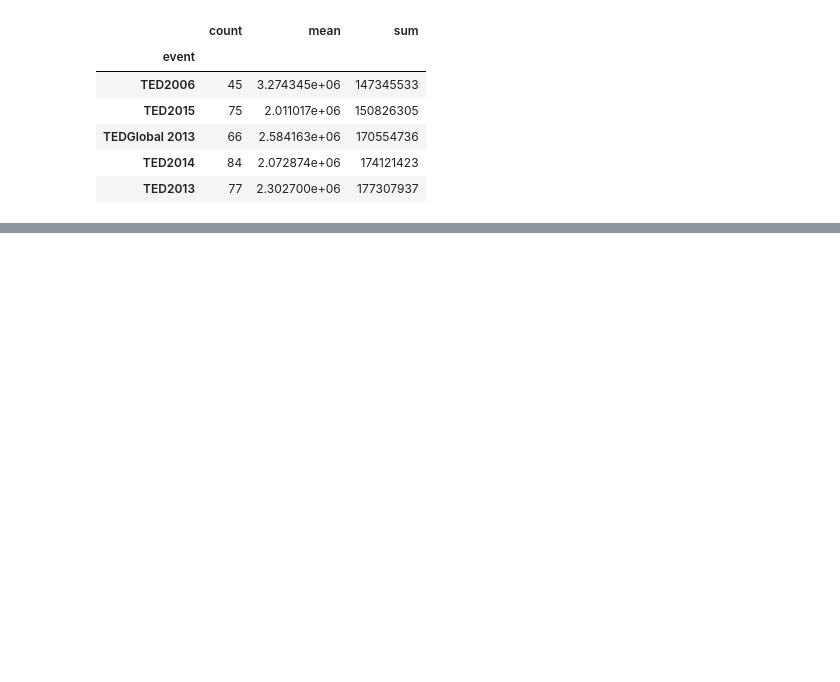
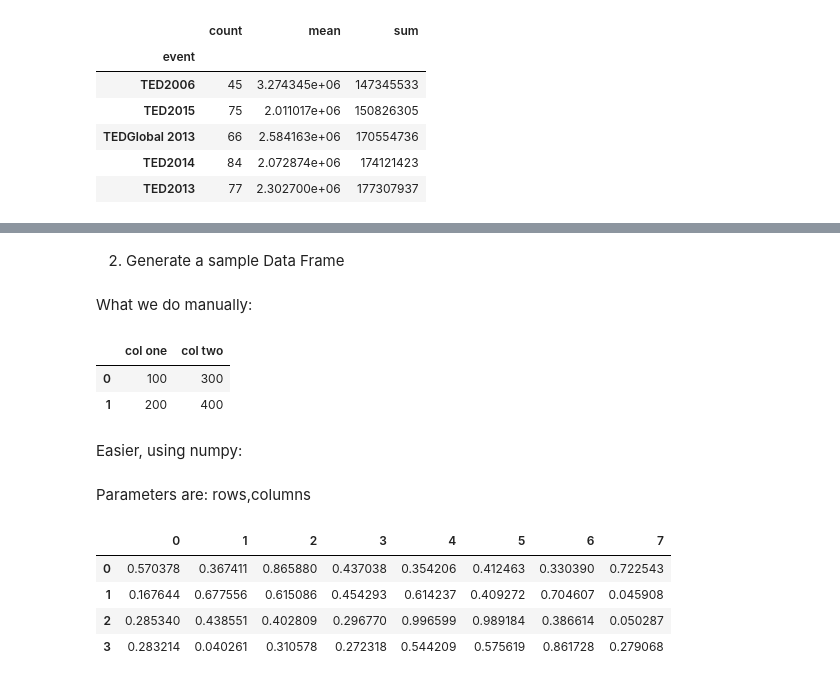
Before and after one commit to slancheros/pandas-basic, a Jupyter notebook: TedTalk.ipynb, the cells around one changed output, grey strips where cells are left out. Cells and saved outputs as stored; diff of their text form; code cells hidden in the pictures; blank space fills up the shorter version.

```diff
--- a/TedTalk.ipynb
+++ b/TedTalk.ipynb
@@ -599,0 +1098,4 @@ ted.groupby('event').views.agg(['count','mean','sum']).sort_values('sum').tail()
+# %% [markdown]
+2. Generate a sample Data Frame
+# %% [markdown]
+What we do manually:
@@ -599,0 +1104,8 @@ ted.groupby('event').views.agg(['count','mean','sum']).sort_values('sum').tail()
+# %%
+df
+# %% [output]
+|  | col one | col two |
+| 0 | 100 | 300 |
+| 1 | 200 | 400 |
+# %% [markdown]
+Easier, using numpy:
@@ -599,0 +1114,10 @@ ted.groupby('event').views.agg(['count','mean','sum']).sort_values('sum').tail()
+# %% [markdown]
+Parameters are: rows,columns
+# %%
+pd.DataFrame(np.random.rand(4,8))
+# %% [output]
+|  | 0 | 1 | 2 | 3 | 4 | 5 | 6 | 7 |
+| 0 | 0.570378 | 0.367411 | 0.865880 | 0.437038 | 0.354206 | 0.412463 | 0.330390 | 0.722543 |
+| 1 | 0.167644 | 0.677556 | 0.615086 | 0.454293 | 0.614237 | 0.409272 | 0.704607 | 0.045908 |
+| 2 | 0.285340 | 0.438551 | 0.402809 | 0.296770 | 0.996599 | 0.989184 | 0.386614 | 0.050287 |
+| 3 | 0.283214 | 0.040261 | 0.310578 | 0.272318 | 0.544209 | 0.575619 | 0.861728 | 0.279068 |
```
Also changed, not shown: parts of 102 cells of this notebook, 1 other file.
